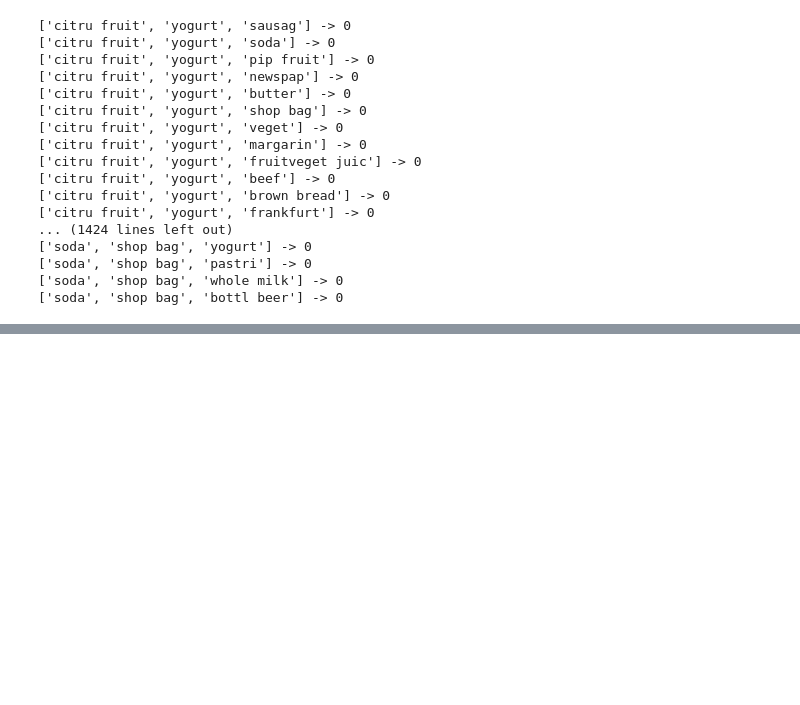
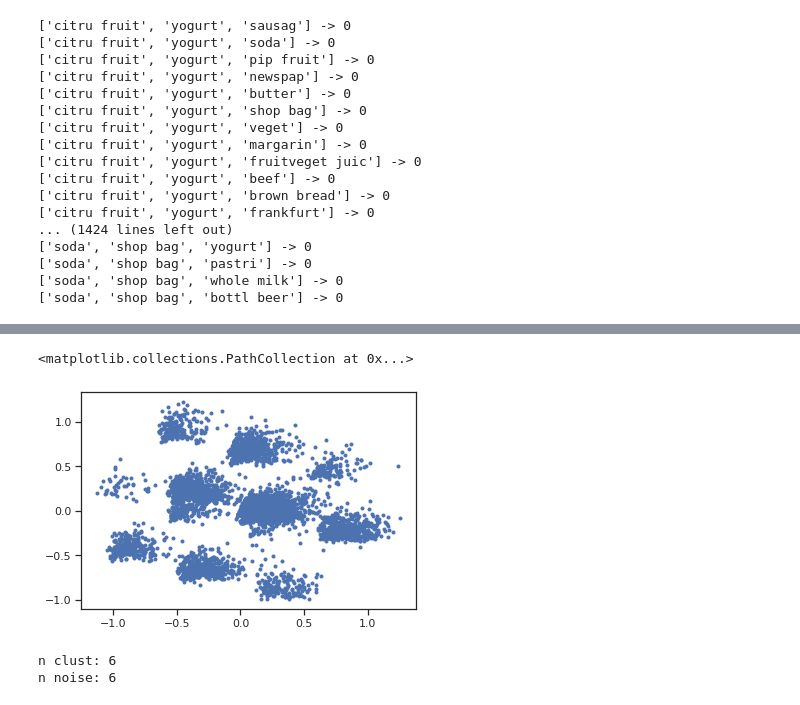
Before and after one commit to filippotessaro/DM-Project, a Jupyter notebook: Apriori test.ipynb, the cells around one changed output, grey strips where cells are left out. Cells and saved outputs as stored; diff of their text form; code cells hidden in the pictures; blank space fills up the shorter version.

```diff
--- a/Apriori test.ipynb
+++ b/Apriori test.ipynb
@@ -266,0 +339,8 @@ for item in candidates_triples:
+# %%
+xx = list(principalDf[2])
+yy = list(principalDf[3])
+
+plt.scatter(xx, yy, marker=".")
+# %% [output]
+<matplotlib.collections.PathCollection at 0x...>
+[figure, added]
@@ -266,0 +364,13 @@ for item in candidates_triples:
+# %%
+#np.unique(dbscan)
+labels = dbscan.labels_
+
+# Number of clusters in labels, ignoring noise if present.
+n_clusters_ = len(set(labels)) - (1 if -1 in labels else 0)
+n_noise_ = list(labels).count(-1)
+
+print('n clust:', n_clusters_)
+print('n noise:', n_noise_)
+# %% [output]
+n clust: 6
+n noise: 6
```
Also changed, not shown: parts of 36 cells of this notebook.
